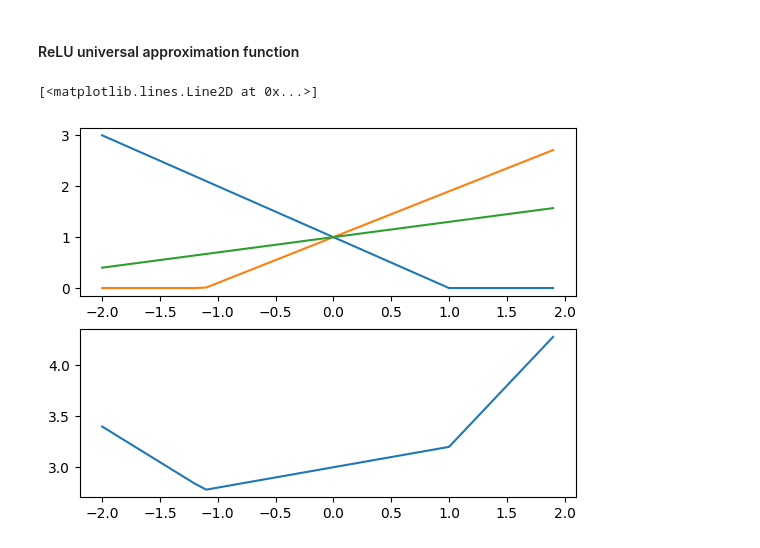
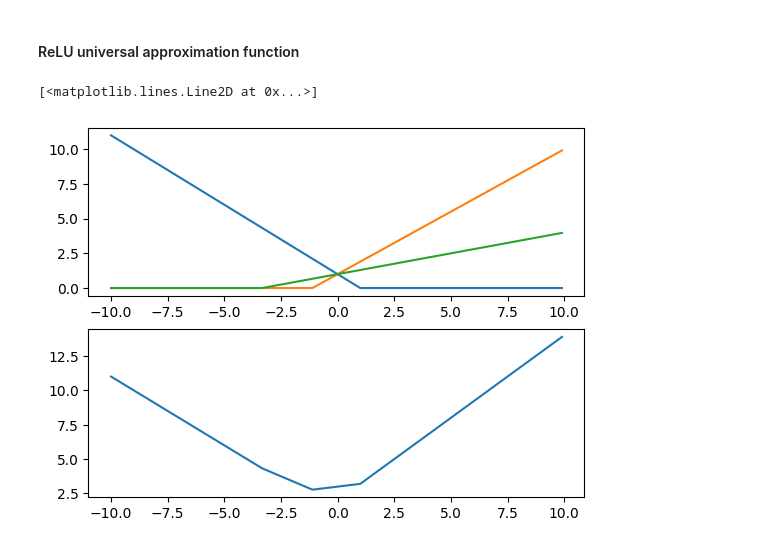
Before and after one commit to jingz-dev/ml_proto, a Jupyter notebook: src/basic.ipynb, the cells around one changed output. Saved outputs shown, nothing was run; the diff lists cells and outputs as text; code cells hidden in the pictures.

```diff
--- a/src/basic.ipynb
+++ b/src/basic.ipynb
@@ -42,18 +42,18 @@ fc = nn.Linear(1, 3)
 fc.weight = nn.Parameter(torch.tensor([[-1, 0.9, 0.3]]).float().T)
 fc.bias = nn.Parameter(torch.tensor([1]).float())
 # %%
-def f(x):
+def f(x, activation=F.relu):
     x = fc(x.T)
-    x = F.relu(x)
+    x = activation(x)
     return x
 # %%
-x = torch.arange(-2, 2, step=0.1).unsqueeze(0)
+x = torch.arange(-10, 10, step=0.1).unsqueeze(0)
 y = f(x)
 plt.subplot(211)
 plt.plot(x.flatten(), y)
 
 plt.subplot(212)
 plt.plot(x.flatten(), y.sum(dim=1))
 # %% [output]
 [<matplotlib.lines.Line2D at 0x...>]
-[figure, old version]
+[figure, new version]
```
Also changed, not shown: parts of 3 cells of this notebook.
